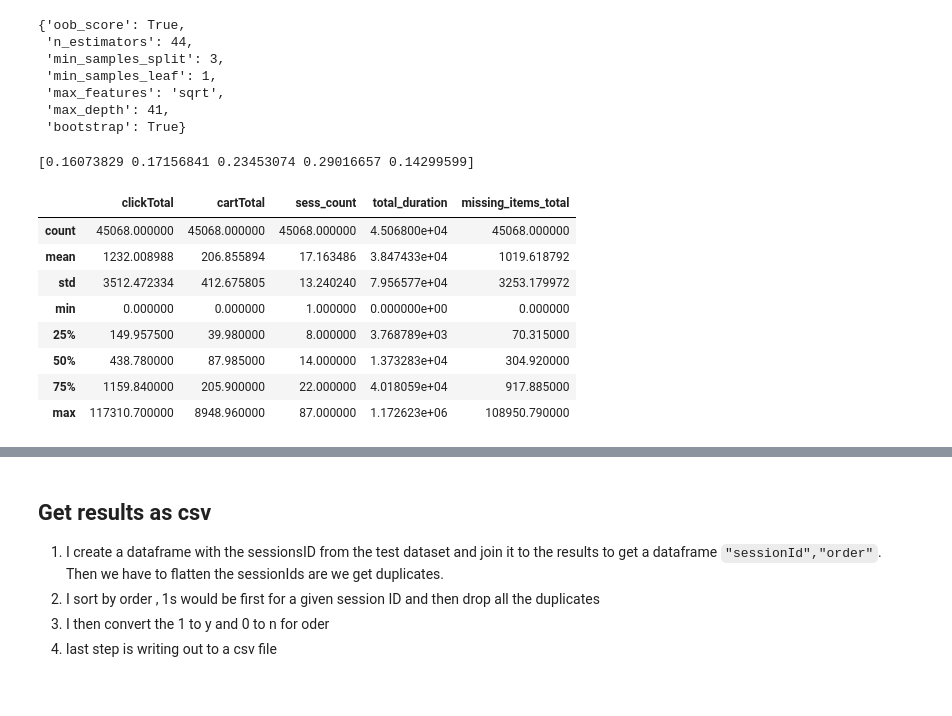
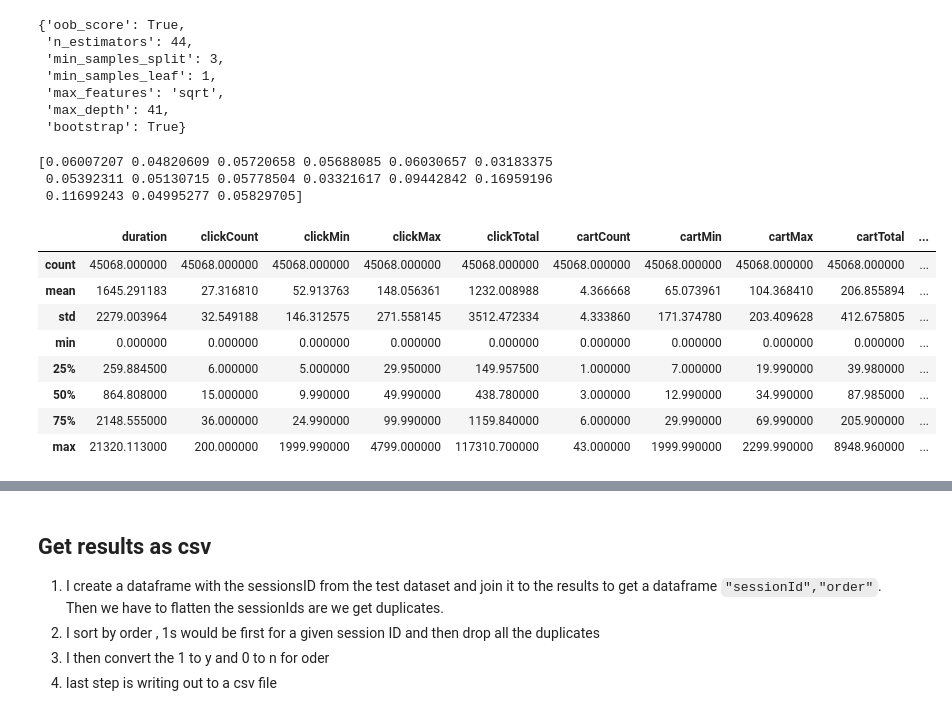
Before and after one commit to BrainMonkey/ml-contest1, a Jupyter notebook: python/jhiciano.ipynb, the cells around one changed output, grey strips where cells are left out. Saved outputs shown, nothing was run; the diff lists cells and outputs as text; code cells hidden in the pictures.

```diff
--- a/python/jhiciano.ipynb
+++ b/python/jhiciano.ipynb
@@ -83,0 +111,4 @@ df_train['ordered'] = (df_train['order'] !='n').astype(int) #Converts string `or
+# %%
+df_train['score'].fillna(-1, inplace=True)
+dfxx = df_train.groupby(['score','order'])['order'].count()
+dfxx.head(5)
@@ -84,8 +133,12 @@ df_train['ordered'] = (df_train['order'] !='n').astype(int) #Converts string `or
 # %%
+df_test['score'].fillna(-1, inplace=True)
 df_test['sess_count'] = df_test.groupby('sessionID')['sessionID'].transform('count')
 df_test['total_duration'] = df_test.groupby('sessionID')['duration'].transform('sum')
 df_test['missing_items_total'] = df_test['clickTotal']-df_test['cartTotal']
 
+df_test.loc[df_test['customerID'] >= 0,'is_customer'] = 1
+df_test['is_customer'].fillna(0, inplace=True)
+
 df_test.describe()
 # %% [output]
 |  | sessionID | hour | weekday | duration | clickCount | clickMin | clickMax | clickTotal | cartCount | cartMin | ... |
@@ -146,7 +210,7 @@ df_test_cl.head()
 
 Currently droping 'order', 'sessionID', and 'age'
 # %%
-q = df_train["sess_count"].quantile(0.988)
+q = df_train["sess_count"].quantile(0.99)
 df_train = df_train[df_train["sess_count"] < q]
 df_train['ordered'] = (df_train['order'] !='n').astype(int) #Converts string `order` to int value for training
 df_train.info()
@@ -171,10 +235,10 @@ memory usage: 93.8+ MB
 # %%
 df_train_clensed = df_train.drop(drop_columns_train,axis=1)
 df_train_clensed = pd.get_dummies(df_train_clensed)
-# df_train_clensed = df_train_clensed.drop('status_n', axis =1 )
-df_train_clensed.head()
-df_train_clensed.dropna(thresh=4,inplace=True)
+# # df_train_clensed = df_train_clensed.drop('status_n', axis =1 )
+# df_train_clensed.head()
+# df_train_clensed.dropna(thresh=4,inplace=True)
 df_train_clensed =pd.DataFrame(df_train_clensed).fillna(0)
-len(df_train_clensed)
+print(len(df_train_clensed))
 df_train_clensed.info()
 # %% [output]
@@ -393,21 +463,31 @@ rc_random.best_params_
  'max_depth': 41,
  'bootstrap': True}
 # %%
-clf2 = RandomForestClassifier(class_weight="balanced", oob_score=True, max_depth = 30, n_estimators= 18, random_state=0, max_features='sqrt', bootstrap=True,min_samples_leaf=1,min_samples_split=3)
+clf2 = RandomForestClassifier(class_weight="balanced",
+                              oob_score=True,
+                              max_depth = 30,
+                              n_estimators= 18,
+                              random_state=0,
+                              max_features='sqrt',
+                              bootstrap=True,
+                              min_samples_leaf=1,
+                              min_samples_split=3)
 clf2.fit(X_train, y_train)
 print(clf2.feature_importances_)
 df_test_cl.describe()
 # %% [output]
-[0.16073829 0.17156841 0.23453074 0.29016657 0.14299599]
+[0.06007207 0.04820609 0.05720658 0.05688085 0.06030657 0.03183375
+ 0.05392311 0.05130715 0.05778504 0.03321617 0.09442842 0.16959196
+ 0.11699243 0.04995277 0.05829705]
-|  | clickTotal | cartTotal | sess_count | total_duration | missing_items_total |
-| count | 45068.000000 | 45068.000000 | 45068.000000 | 4.506800e+04 | 45068.000000 |
-| mean | 1232.008988 | 206.855894 | 17.163486 | 3.847433e+04 | 1019.618792 |
-| std | 3512.472334 | 412.675805 | 13.240240 | 7.956577e+04 | 3253.179972 |
-| min | 0.000000 | 0.000000 | 1.000000 | 0.000000e+00 | 0.000000 |
-| 25% | 149.957500 | 39.980000 | 8.000000 | 3.768789e+03 | 70.315000 |
-| 50% | 438.780000 | 87.985000 | 14.000000 | 1.373283e+04 | 304.920000 |
-| 75% | 1159.840000 | 205.900000 | 22.000000 | 4.018059e+04 | 917.885000 |
-| max | 117310.700000 | 8948.960000 | 87.000000 | 1.172623e+06 | 108950.790000 |
+|  | duration | clickCount | clickMin | clickMax | clickTotal | cartCount | cartMin | cartMax | cartTotal | ... |
+| count | 45068.000000 | 45068.000000 | 45068.000000 | 45068.000000 | 45068.000000 | 45068.000000 | 45068.000000 | 45068.000000 | 45068.000000 | ... |
+| mean | 1645.291183 | 27.316810 | 52.913763 | 148.056361 | 1232.008988 | 4.366668 | 65.073961 | 104.368410 | 206.855894 | ... |
+| std | 2279.003964 | 32.549188 | 146.312575 | 271.558145 | 3512.472334 | 4.333860 | 171.374780 | 203.409628 | 412.675805 | ... |
+| min | 0.000000 | 0.000000 | 0.000000 | 0.000000 | 0.000000 | 0.000000 | 0.000000 | 0.000000 | 0.000000 | ... |
+| 25% | 259.884500 | 6.000000 | 5.000000 | 29.950000 | 149.957500 | 1.000000 | 7.000000 | 19.990000 | 39.980000 | ... |
+| 50% | 864.808000 | 15.000000 | 9.990000 | 49.990000 | 438.780000 | 3.000000 | 12.990000 | 34.990000 | 87.985000 | ... |
+| 75% | 2148.555000 | 36.000000 | 24.990000 | 99.990000 | 1159.840000 | 6.000000 | 29.990000 | 69.990000 | 205.900000 | ... |
+| max | 21320.113000 | 200.000000 | 1999.990000 | 4799.000000 | 117310.700000 | 43.000000 | 1999.990000 | 2299.990000 | 8948.960000 | ... |
 # %%
 features = X_train.columns.values
 importances = clf2.feature_importances_
```
Also changed, not shown: parts of 21 cells of this notebook, 1 other file.
